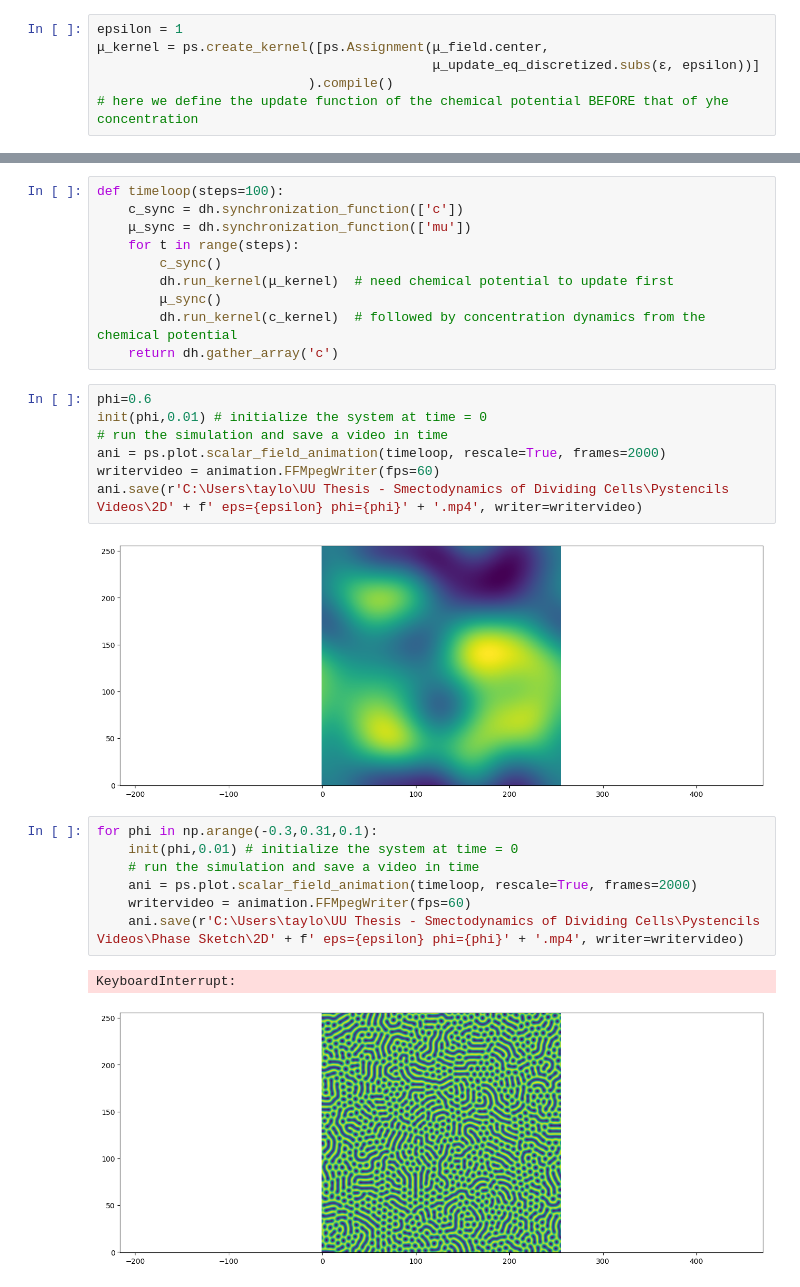
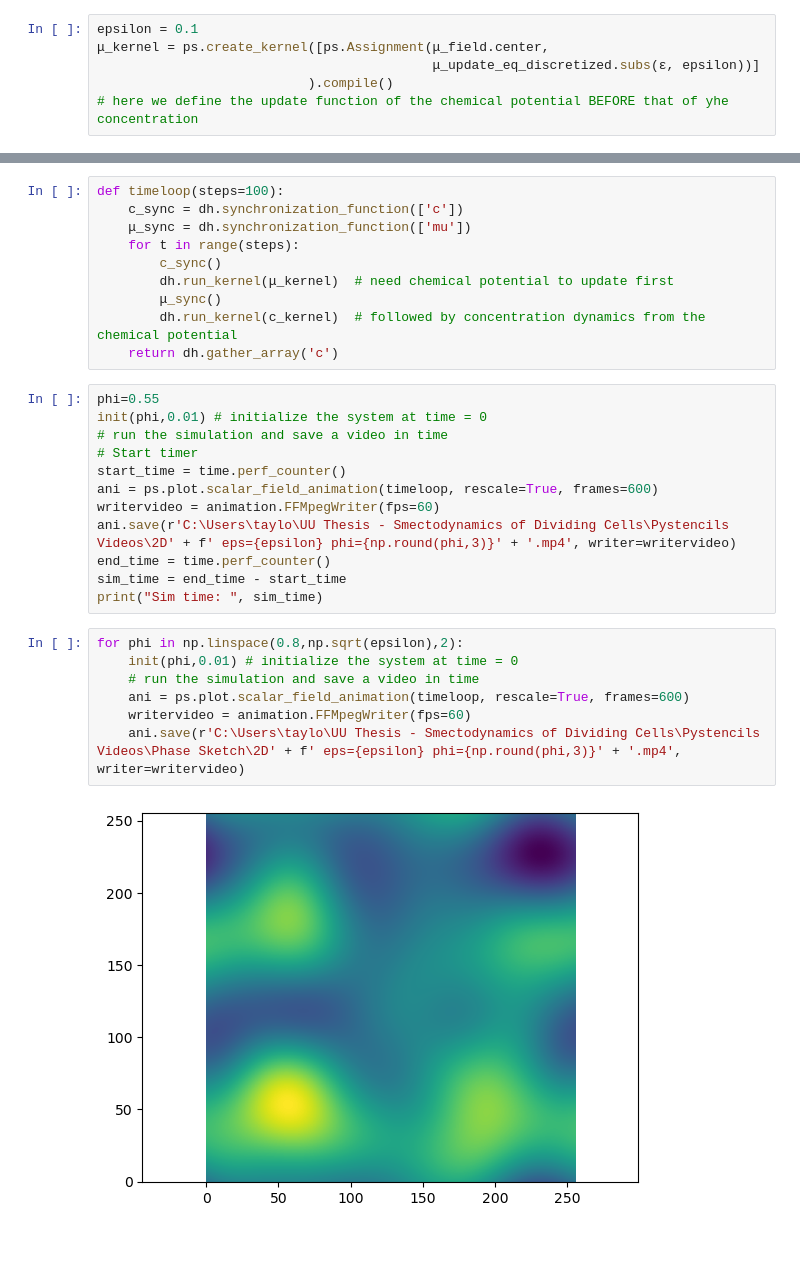
Before and after one commit to Twomac/pattern-formation-and-cellular-growth, a Jupyter notebook: Pystencils 2D Smectic Layering.ipynb, the cells around one changed output, grey strips where cells are left out. Cells and saved outputs as stored; diff of their text form; blank space fills up the shorter version.

```diff
--- a/Pystencils 2D Smectic Layering.ipynb
+++ b/Pystencils 2D Smectic Layering.ipynb
@@ -112,5 +115,5 @@ fourth_grad_mixed_discretized = 2*discretize_2ndorderPDEs(fourth_grad_mixed)
 # %%
-epsilon = 1
+epsilon = 0.1
 μ_kernel = ps.create_kernel([ps.Assignment(μ_field.center,
                                            μ_update_eq_discretized.subs(ε, epsilon))]
                            ).compile()
@@ -154,23 +153,25 @@ def timeloop(steps=100):
         dh.run_kernel(c_kernel)  # followed by concentration dynamics from the chemical potential
     return dh.gather_array('c')
 # %%
-phi=0.6
+phi=0.55
 init(phi,0.01) # initialize the system at time = 0
 # run the simulation and save a video in time
-ani = ps.plot.scalar_field_animation(timeloop, rescale=True, frames=2000)
+# Start timer
+start_time = time.perf_counter()
+ani = ps.plot.scalar_field_animation(timeloop, rescale=True, frames=600)
 writervideo = animation.FFMpegWriter(fps=60)
-ani.save(r'C:\Users\taylo\UU Thesis - Smectodynamics of Dividing Cells\Pystencils Videos\2D' + f' eps={epsilon} phi={phi}' + '.mp4', writer=writervideo)
+ani.save(r'C:\Users\taylo\UU Thesis - Smectodynamics of Dividing Cells\Pystencils Videos\2D' + f' eps={epsilon} phi={np.round(phi,3)}' + '.mp4', writer=writervideo)
+end_time = time.perf_counter()
+sim_time = end_time - start_time
+print("Sim time: ", sim_time)
-# %% [output]
-[figure, removed]
 # %%
-for phi in np.arange(-0.3,0.31,0.1):
+for phi in np.linspace(0.8,np.sqrt(epsilon),2):
     init(phi,0.01) # initialize the system at time = 0
     # run the simulation and save a video in time
-    ani = ps.plot.scalar_field_animation(timeloop, rescale=True, frames=2000)
+    ani = ps.plot.scalar_field_animation(timeloop, rescale=True, frames=600)
     writervideo = animation.FFMpegWriter(fps=60)
-    ani.save(r'C:\Users\taylo\UU Thesis - Smectodynamics of Dividing Cells\Pystencils Videos\Phase Sketch\2D' + f' eps={epsilon} phi={phi}' + '.mp4', writer=writervideo)
+    ani.save(r'C:\Users\taylo\UU Thesis - Smectodynamics of Dividing Cells\Pystencils Videos\Phase Sketch\2D' + f' eps={epsilon} phi={np.round(phi,3)}' + '.mp4', writer=writervideo)
 # %% [output]
-KeyboardInterrupt:
-[figure, old version]
+[figure, new version]
 # %%
 init(0,0.01)
```
Also changed, not shown: parts of 9 cells of this notebook, 12 other files.
